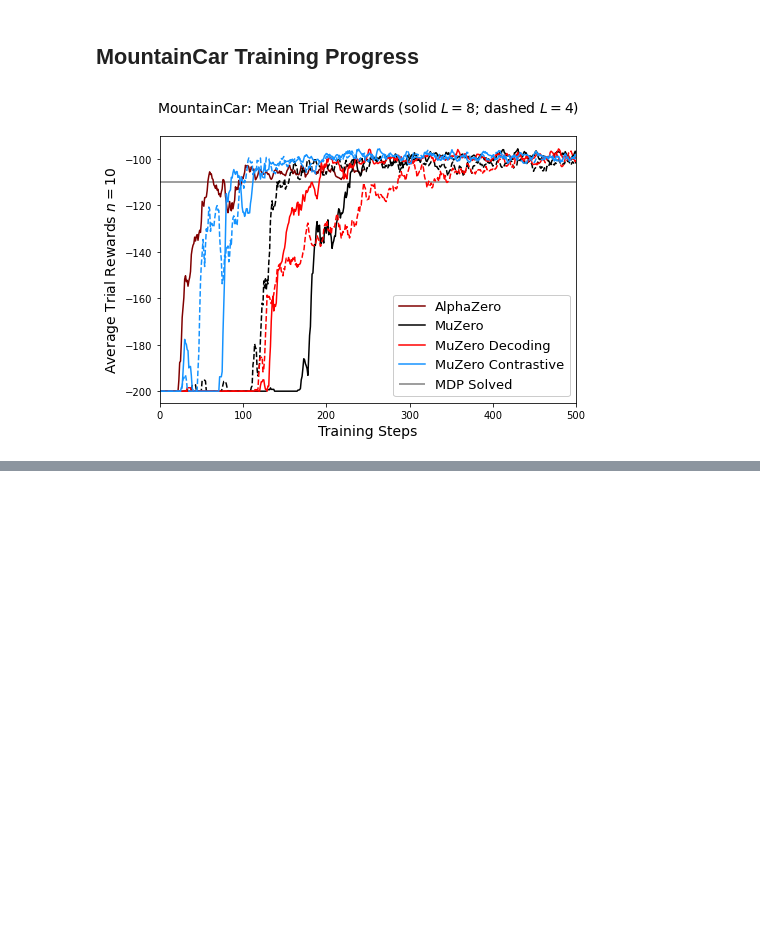
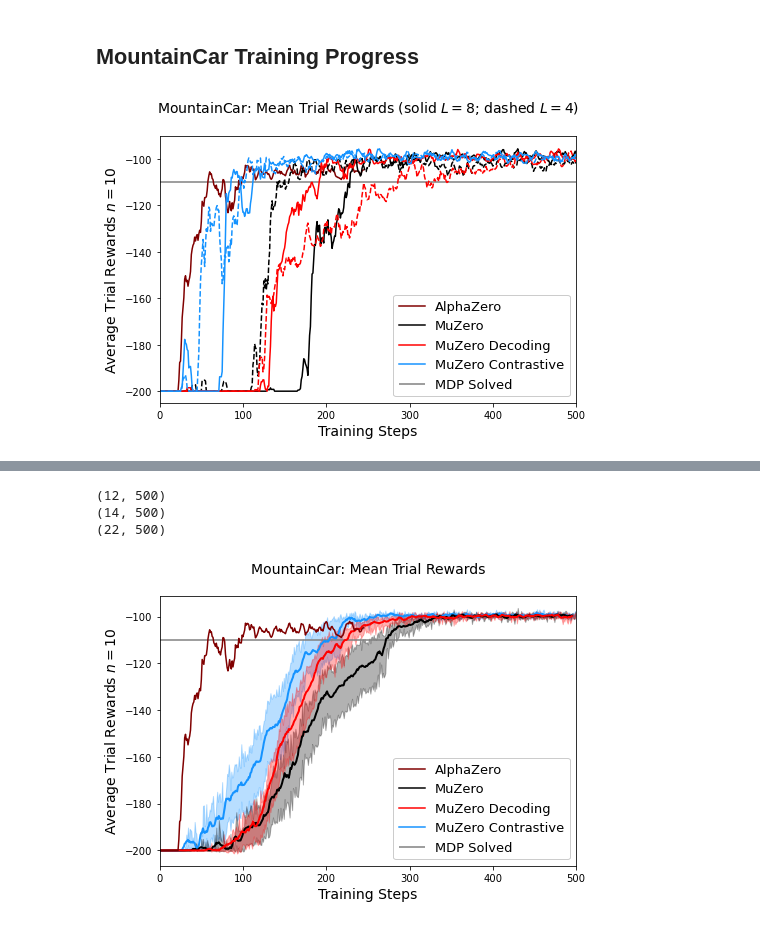
Before and after one commit to kaesve/muzero, a Jupyter notebook: publish/Ablation Analysis.ipynb, the cells around one changed output, grey strips where cells are left out. Drawn from its saved outputs; the diff is of its cells as text; code cells hidden in the pictures; blank space fills up the shorter version.

```diff
--- a/publish/Ablation Analysis.ipynb
+++ b/publish/Ablation Analysis.ipynb
@@ -496,0 +540,3 @@ plt.show()
+# %%
+results = np.asarray(list(mc_ablation.values()))
+results.shape
@@ -496,0 +545,4 @@ plt.show()
+# %%
+first_results = np.asarray(list(mc.values())[1:])[:,:500]
+first_results = first_results[[4, 1, 3, 0, 5, 2],:]  # order
+first_results.shape
@@ -496,0 +551,3 @@ plt.show()
+# %%
+results = np.concatenate([results, first_results], 0)
+results.shape
@@ -496,0 +556,69 @@ plt.show()
+# %%
+def extract(sliced):
+    return sliced[~(sliced[:,-1] < -150)]
+
+def aggr(arr):
+    return np.mean(arr, axis=0)
+
+def std(arr):
+    return np.std(arr, axis=0) / np.sqrt(11)
+
+def moving_average(a, n=3) :
+    ret = np.cumsum(a, dtype=float)
+    ret[n:] = ret[n:] - ret[:-n]
+    return ret[n - 1:] / n
+
+plt.figure(figsize=(7, 5))
+
+labels = ['AlphaZero', r'MuZero Decoding', r'MuZero', r'MuZero Contrastive']
+colors = ['maroon', u'#1593FF', u'#1593FF', 'black', 'black', 'red', 'red']
+styles = np.repeat(['-', '--'], 3)
+
+contr4 = results[::6]
+contr8 = results[4::6]
+
+muzero4 = results[2::6]
+muzero8 = results[5::6]
+
+dec4 = results[1::6]
+dec8 = results[3::6]
+
+plt.plot([], [], c='maroon', label='AlphaZero')
+plt.plot([], [], c='black', label=r'MuZero')
+plt.plot([], [], c='red', label=r'MuZero Decoding')
+plt.plot([], [], c=u'#1593FF', label=r'MuZero Contrastive')
+
+for d, c in zip([list(contr4) + list(contr8), list(muzero4) + list(muzero8), list(dec4) + list(dec8)], colors[1::2]):
+    d = np.asarray(d)
+    d = extract(d)
+    m = aggr(d)
+    s = std(d)
+
+    print(d.shape)
+
+    ci = [m - s, m + s]
+    plt.plot(moving_average(m, 5), linewidth=2, c=c)
+    plt.fill_between(range(len(m)), ci[0], ci[1], alpha=0.3, color=c)
+
+plt.plot(moving_average(values[0], 5), c=colors[0], linestyle=style[0])
+
+
+plt.hlines(-110, -100, 1100, color='grey', label='MDP Solved')
+
+plt.title("MountainCar: Mean Trial Rewards\n", fontsize=14)
+plt.ylabel('Average Trial Rewards $n=10$', fontsize=14)
+plt.xlabel("Training Steps", fontsize=14)
+
+plt.legend(fontsize=13, framealpha=1)
+
+plt.xlim([0, 500])
+
+plt.tight_layout()
+plt.savefig('../out/figures/mountaincar_results.svg', format='svg')
+
+plt.show()
+# %% [output]
+(12, 500)
+(14, 500)
+(22, 500)
+[figure, added]
```
Also changed, not shown: parts of 10 cells of this notebook, 22 other files.
